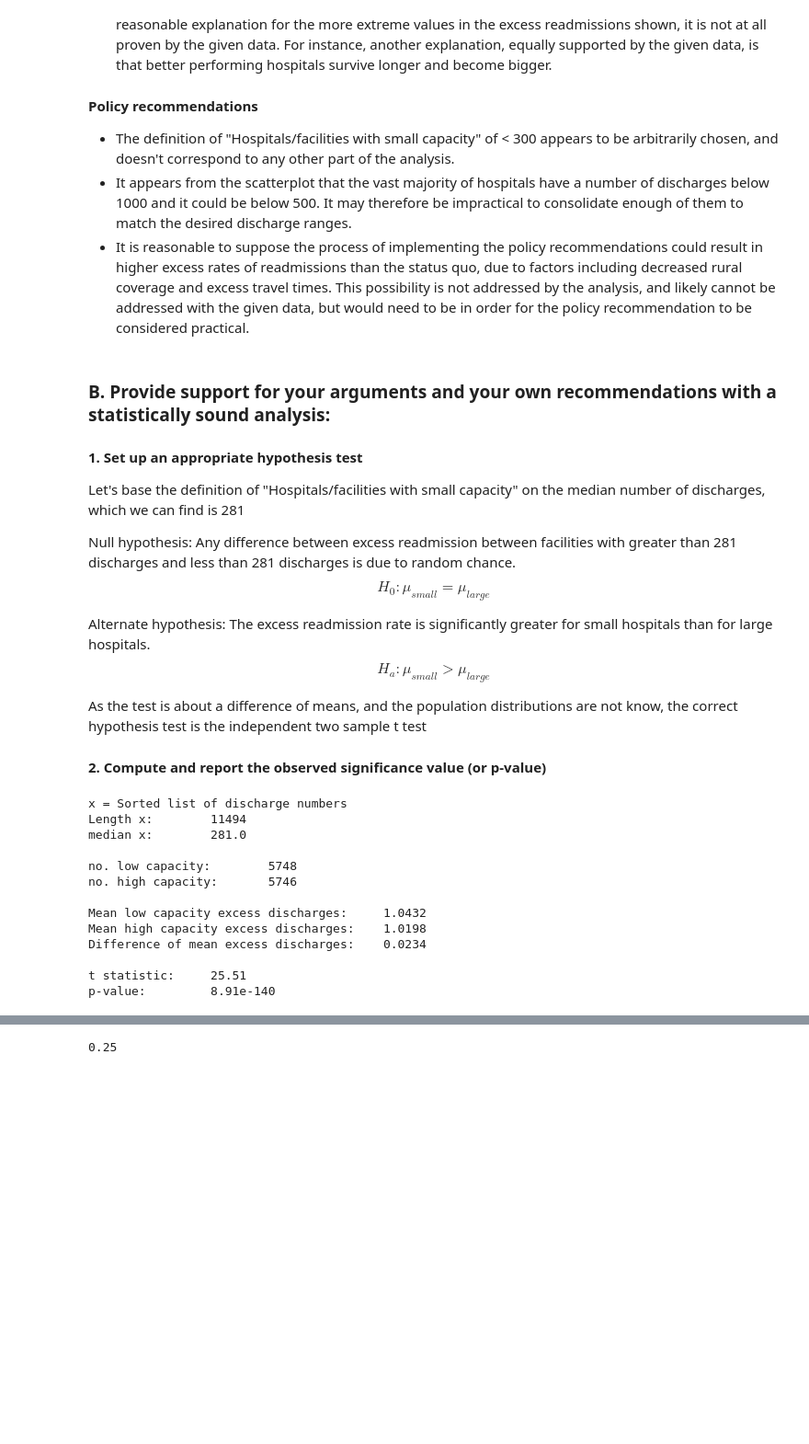
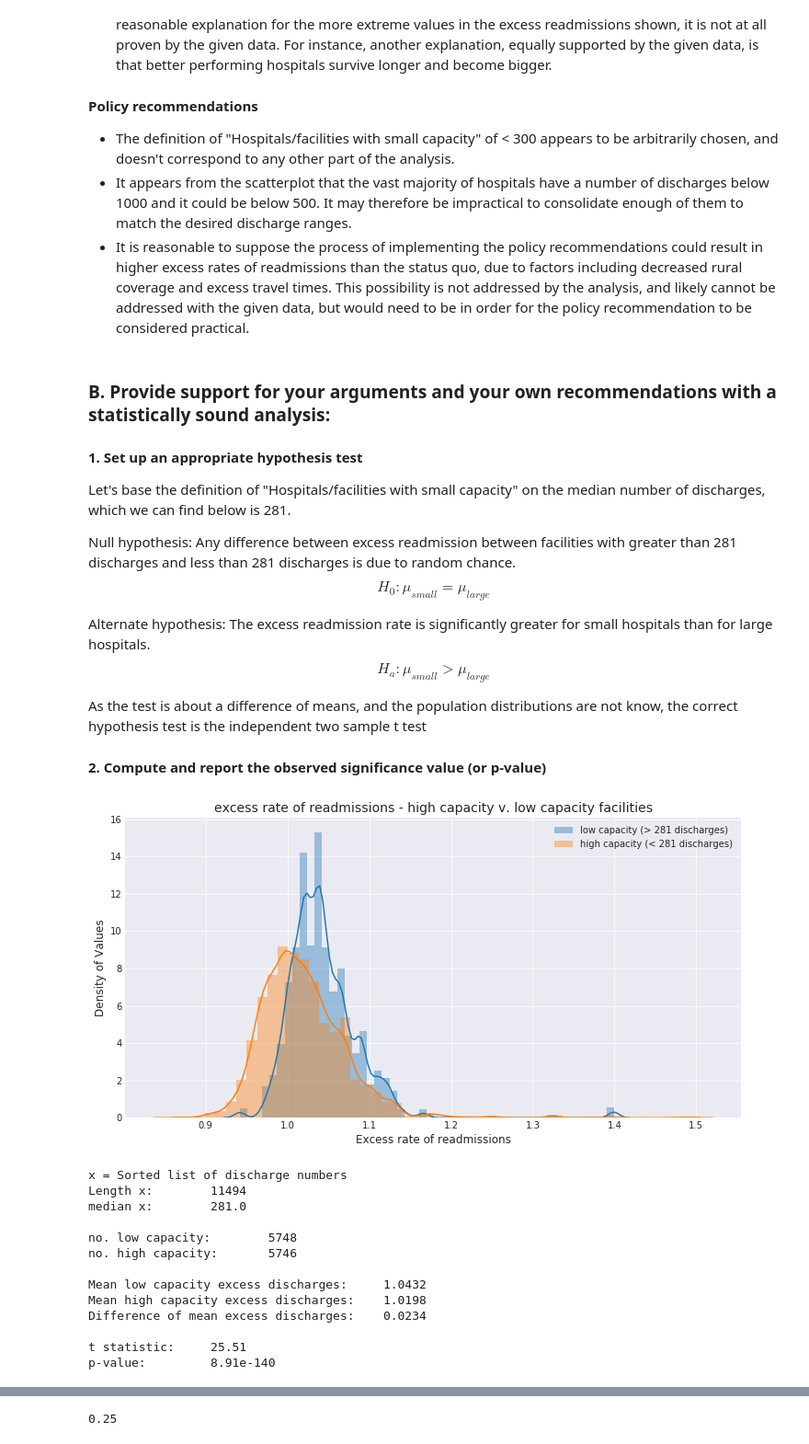
Before and after one commit to Nhorning/hospital_readmit, a Jupyter notebook: sliderule_dsi_inferential_statistics_exercise_3.ipynb, the cells around one changed output, grey strips where cells are left out. Shown at 92% size. Cells and saved outputs as stored; diff of their text form; code cells hidden in the pictures; blank space fills up the shorter version.

Commit message:
Constructed plot that conveys the same information in a more direct manner
 Changes to be committed:
	modified:   sliderule_dsi_inferential_statistics_exercise_3.ipynb

```diff
--- a/sliderule_dsi_inferential_statistics_exercise_3.ipynb
+++ b/sliderule_dsi_inferential_statistics_exercise_3.ipynb
@@ -138,7 +138,7 @@ The recommendations and analysis don't appear to be correct.
 ### B. Provide support for your arguments and your own recommendations with a statistically sound analysis:
 
 #### 1. Set up an appropriate hypothesis test
-Let's base the definition of "Hospitals/facilities with small capacity" on the median number of discharges, which we can find is 281
+Let's base the definition of "Hospitals/facilities with small capacity" on the median number of discharges, which we can find below is 281.
 
 Null hypothesis: Any difference between excess readmission between facilities with greater than 281 discharges and less than 281 discharges is due to random chance.
 $$H_0: \mu_{small} = \mu_{large}$$
@@ -170,33 +170,49 @@ hix = npx[npx > midx]
 nlow = len(lowx)
 nhi = len(hix)
 
 #split excess discharge rates (y) into two samples that match low x and low y.
 lowy = npy[lowx]
 hiy = npy[hix]
 
 #find difference of means
 mulow = np.mean(lowy)
 muhi = np.mean(hiy)
 delta = mulow-muhi
 
 #conduct two sample ind
 t, p = stats.ttest_ind(lowy,hiy, equal_var=False)
 
+#plot the distributions (why not?)
+f, ax = plt.subplots(figsize=(12,6))
+
+sns.distplot(lowy, label='low capacity (> 281 discharges)', ax=ax)
+sns.distplot(hiy, ax=ax, label='high capacity (< 281 discharges)')
+
+sns.set_style('darkgrid')
+ax.set_xlabel('Excess rate of readmissions', fontsize=12)
+ax.set_ylabel('Density of Values', fontsize=12)
+ax.set_title('excess rate of readmissions - high capacity v. low capacity facilities', fontsize=14)
+ax.legend()
+#ax.grid(True)
+fig.tight_layout()
+plt.show()
+
 #print stats
 print('x = Sorted list of discharge numbers')
 print('Length x:\t', len(npx))
 print('median x:\t', midx)
 
 print('\nno. low capacity:\t', nlow)
 print('no. high capacity:\t', nhi)
 
 print('\nMean low capacity excess discharges:\t', round(mulow,4))
 print('Mean high capacity excess discharges:\t', round(muhi,4))
 print('Difference of mean excess discharges:\t', round(delta,4))
 
 print('\nt statistic:\t', round(t,2))
 print('p-value:\t', round(p/2,142))
 # %% [output]
+[figure, added]
 x = Sorted list of discharge numbers
 Length x:        11494
 median x:        281.0
```
Also changed, not shown: parts of 7 cells of this notebook.
